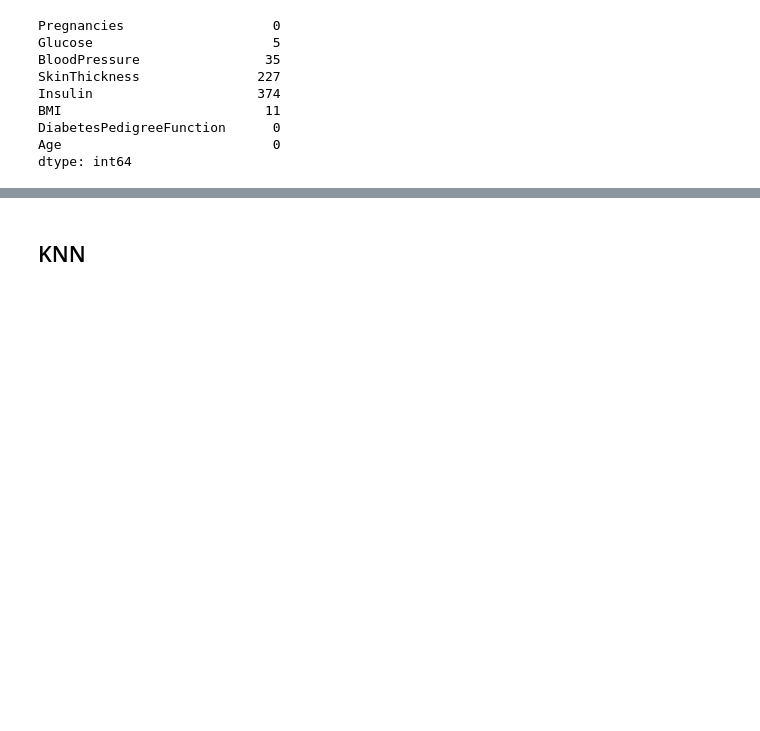
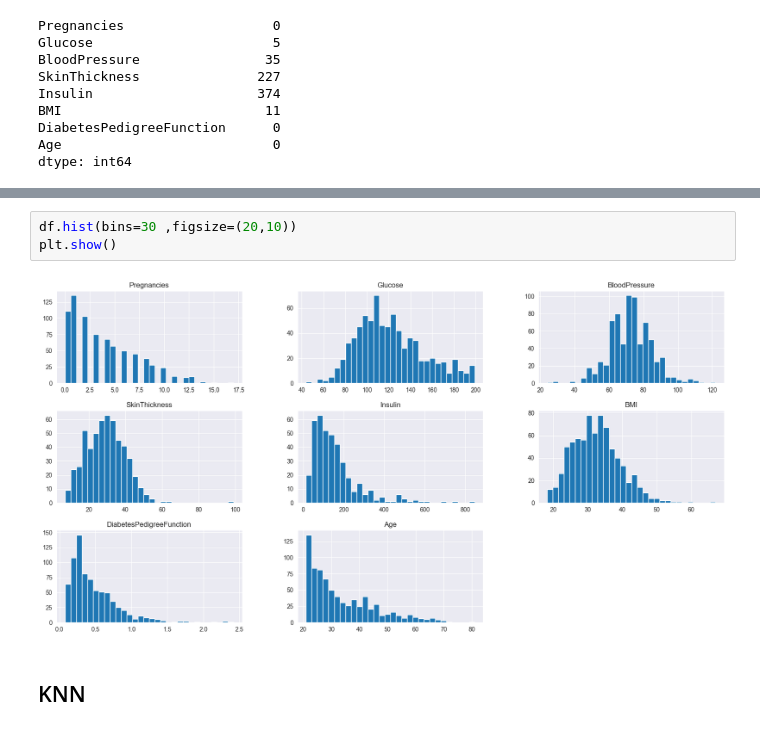
Before and after one commit to YounessBoumeshouli/Analyse_et_Pr-diction_du_Risque_de_Diab-te, a Jupyter notebook: main.ipynb, the cells around one changed output, grey strips where cells are left out. Cells and saved outputs as stored; diff of their text form; blank space fills up the shorter version.

```diff
--- a/main.ipynb
+++ b/main.ipynb
@@ -172,3 +177,8 @@ dtype: int64
+# %%
+df.hist(bins=30 ,figsize=(20,10))
+plt.show()
+# %% [output]
+[figure, added]
 # %% [markdown]
 ## KNN
 # %%
```
Also changed, not shown: parts of 7 cells of this notebook.
